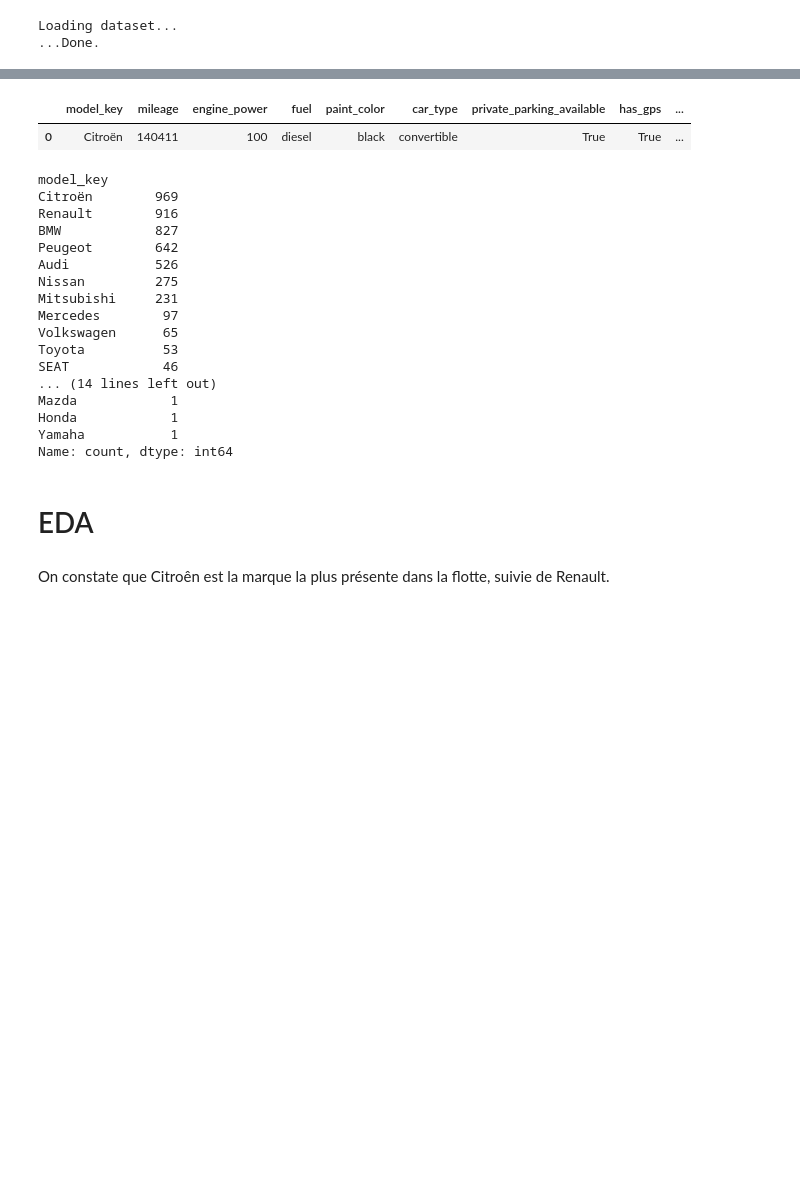
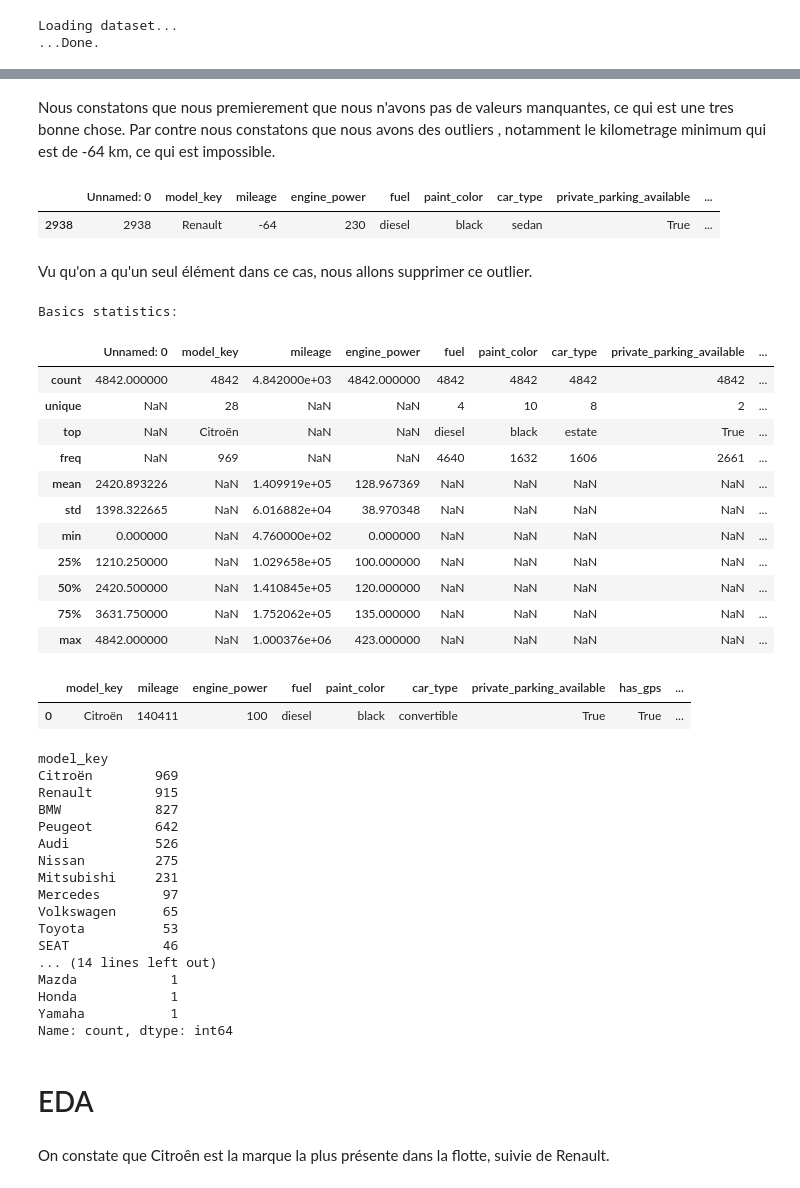
Before and after one commit to loft897/GetAround, a Jupyter notebook: getaround_analysis_pricing.ipynb, the cells around one changed output, grey strips where cells are left out. Drawn from its saved outputs; the diff is of its cells as text; code cells hidden in the pictures; blank space fills up the shorter version.

```diff
--- a/getaround_pricing.ipynb
+++ b/getaround_analysis_pricing.ipynb
@@ -108,6 +96,35 @@ Percentage of missing values:
 | has_speed_regulator | 0 | 0.0 |
 | winter_tires | 0 | 0.0 |
 | rental_price_per_day | 0 | 0.0 |
+# %% [markdown]
+Nous constatons que nous premierement que nous n'avons pas de valeurs manquantes, ce qui est une tres bonne chose. Par contre nous constatons que nous avons des outliers , notamment le kilometrage minimum qui est de -64 km, ce qui est impossible.
+# %%
+pricing_df[pricing_df['mileage'] < 0]
+# %% [output]
+|  | Unnamed: 0 | model_key | mileage | engine_power | fuel | paint_color | car_type | private_parking_available | ... |
+| 2938 | 2938 | Renault | -64 | 230 | diesel | black | sedan | True | ... |
+# %% [markdown]
+Vu qu'on a qu'un seul élément dans ce cas, nous allons supprimer ce outlier.
+# %%
+pricing_df = pricing_df[pricing_df['mileage'] >= 0]
+
+print("Basics statistics: ")
+data_desc = pricing_df.describe(include='all')
+display(data_desc)
+# %% [output]
+Basics statistics:
+|  | Unnamed: 0 | model_key | mileage | engine_power | fuel | paint_color | car_type | private_parking_available | ... |
+| count | 4842.000000 | 4842 | 4.842000e+03 | 4842.000000 | 4842 | 4842 | 4842 | 4842 | ... |
+| unique | NaN | 28 | NaN | NaN | 4 | 10 | 8 | 2 | ... |
+| top | NaN | Citroën | NaN | NaN | diesel | black | estate | True | ... |
+| freq | NaN | 969 | NaN | NaN | 4640 | 1632 | 1606 | 2661 | ... |
+| mean | 2420.893226 | NaN | 1.409919e+05 | 128.967369 | NaN | NaN | NaN | NaN | ... |
+| std | 1398.322665 | NaN | 6.016882e+04 | 38.970348 | NaN | NaN | NaN | NaN | ... |
+| min | 0.000000 | NaN | 4.760000e+02 | 0.000000 | NaN | NaN | NaN | NaN | ... |
+| 25% | 1210.250000 | NaN | 1.029658e+05 | 100.000000 | NaN | NaN | NaN | NaN | ... |
+| 50% | 2420.500000 | NaN | 1.410845e+05 | 120.000000 | NaN | NaN | NaN | NaN | ... |
+| 75% | 3631.750000 | NaN | 1.752062e+05 | 135.000000 | NaN | NaN | NaN | NaN | ... |
+| max | 4842.000000 | NaN | 1.000376e+06 | 423.000000 | NaN | NaN | NaN | NaN | ... |
 # %%
 # droping useless features
 
@@ -117,11 +134,11 @@ df.head(1)
 |  | model_key | mileage | engine_power | fuel | paint_color | car_type | private_parking_available | has_gps | ... |
 | 0 | Citroën | 140411 | 100 | diesel | black | convertible | True | True | ... |
 # %%
-df['model_key'].value_counts()
+pricing_df['model_key'].value_counts()
 # %% [output]
 model_key
 Citroën        969
-Renault        916
+Renault        915
 BMW            827
 Peugeot        642
 Audi           526
```
Also changed, not shown: parts of 18 cells of this notebook, 2 other files.
